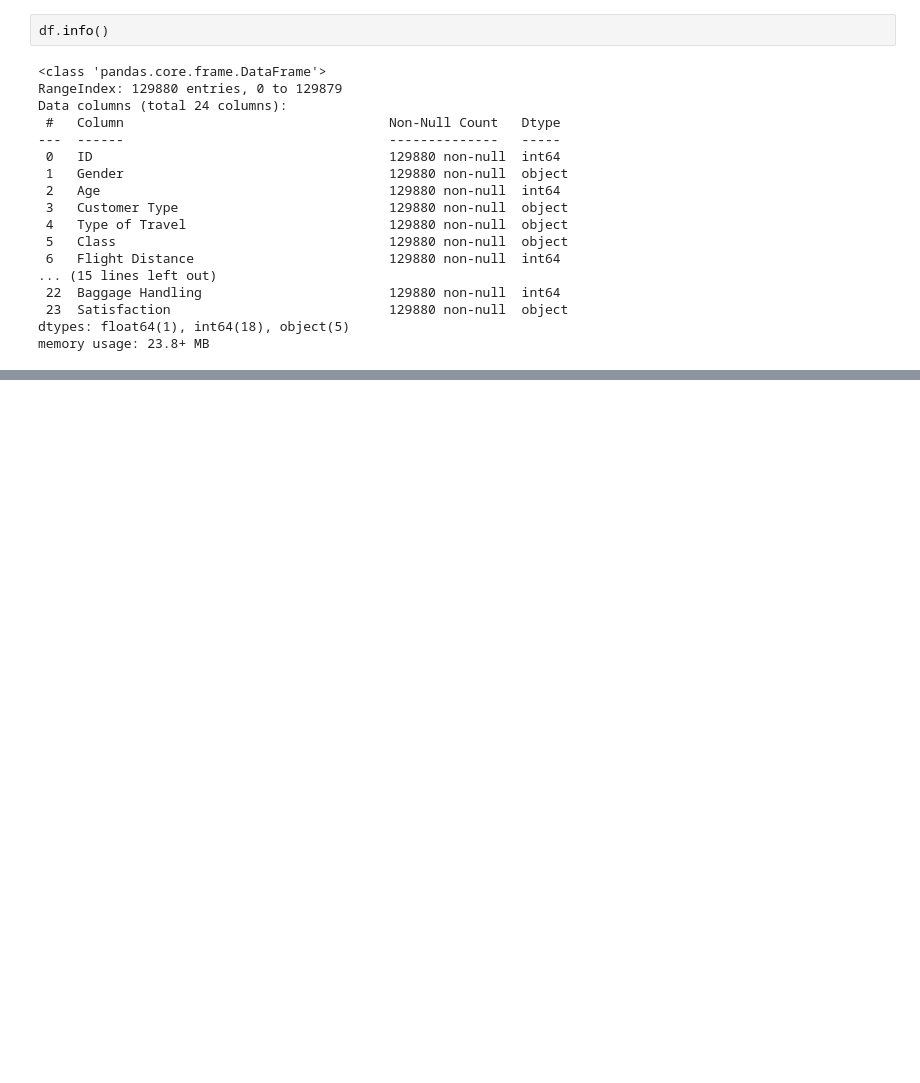
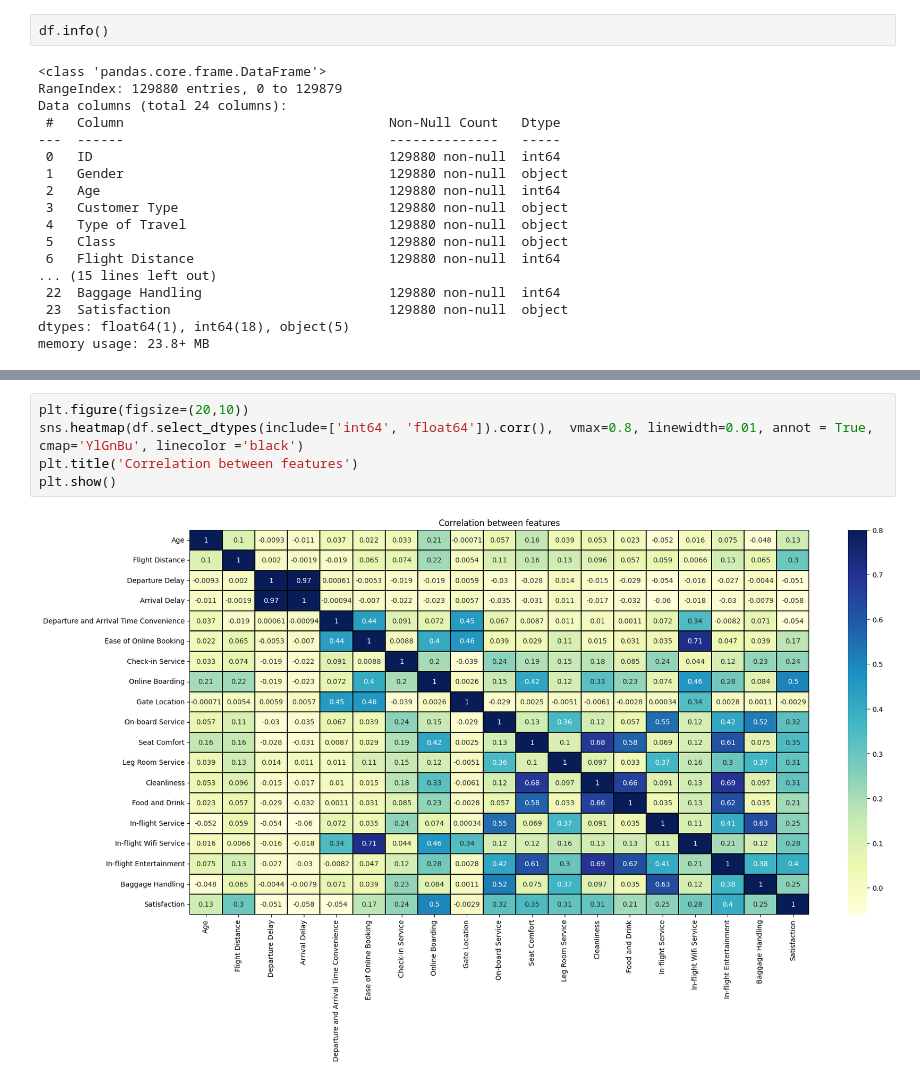
Before and after one commit to athoscf/XAI-techniques, a Jupyter notebook: Project.ipynb, the cells around one changed output, grey strips where cells are left out. Saved outputs shown, nothing was run; the diff lists cells and outputs as text; blank space fills up the shorter version.

```diff
--- a/Project.ipynb
+++ b/Project.ipynb
@@ -24,0 +121,7 @@ memory usage: 23.8+ MB
+# %%
+plt.figure(figsize=(20,10))
+sns.heatmap(df.select_dtypes(include=['int64', 'float64']).corr(),  vmax=0.8, linewidth=0.01, annot = True, cmap='YlGnBu', linecolor ='black')
+plt.title('Correlation between features')
+plt.show()
+# %% [output]
+[figure, added]
```
Also changed, not shown: parts of 11 cells of this notebook.
